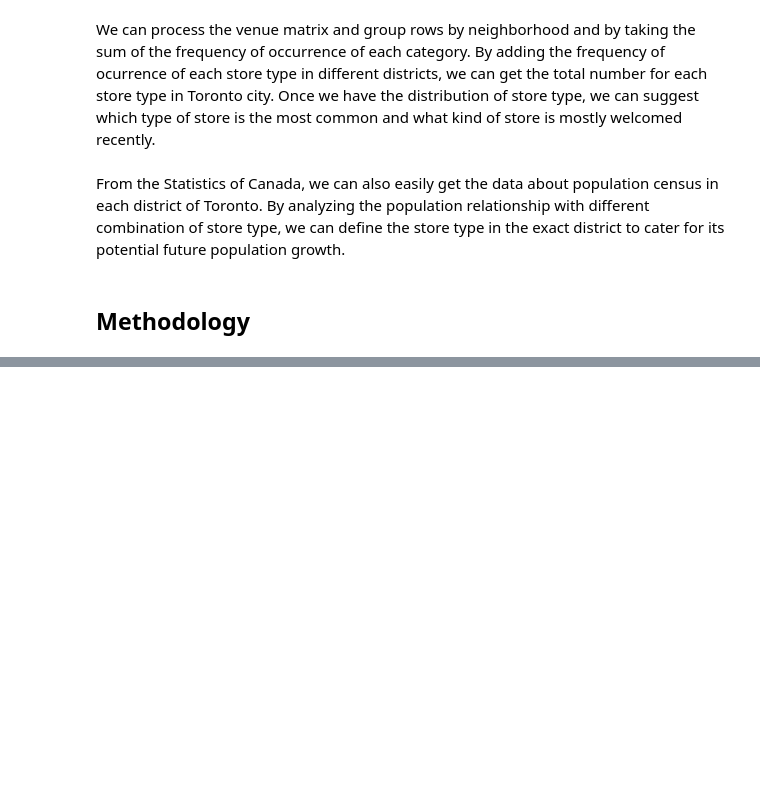
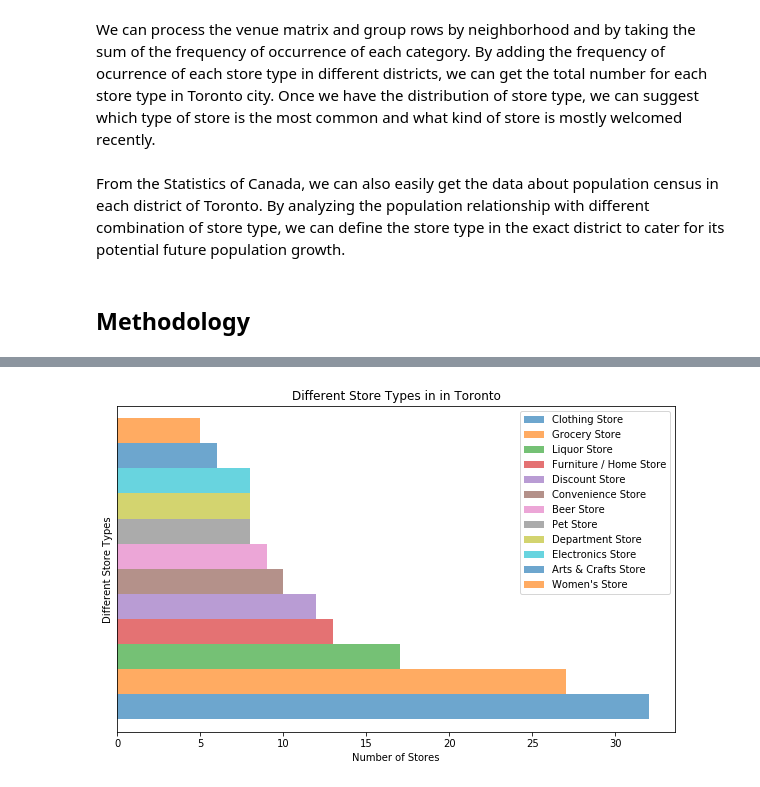
Before and after one commit to seubomb/Capstone_Project, a Jupyter notebook: Explore_Store_Toronto.ipynb, the cells around one changed output, grey strips where cells are left out. Saved outputs shown, nothing was run; the diff lists cells and outputs as text; code cells hidden in the pictures; blank space fills up the shorter version.

```diff
--- a/Explore_Store_Toronto.ipynb
+++ b/Explore_Store_Toronto.ipynb
@@ -31,0 +82,7 @@ By analyzing the population relationship with different combination of store typ
+# %%
+import urllib.request
+urllib.request.urlretrieve(url = "http://cocl.us/Geospatial_data", filename = "/home/dsxuser/work/Geospatial_Coordinates.csv")
+geodata = pd.read_csv("/home/dsxuser/work/Geospatial_Coordinates.csv")
+geodata = geodata.rename({'Postal Code': 'Postcode'}, axis=1)
+new_df = pd.merge(df, geodata[['Postcode','Latitude','Longitude']],on='Postcode')
+new_df
@@ -31,0 +238,9 @@ By analyzing the population relationship with different combination of store typ
+# %%
+a_toronto = toronto_grouped.loc[:,toronto_grouped.columns.str.contains('Store')]
+a_toronto['Neighborhood'] = toronto_grouped['Neighborhood']
+fixed_columns1 = [a_toronto.columns[-1]] + list(a_toronto.columns[:-1])
+b_toronto = a_toronto[fixed_columns1]
+
+b_toronto.loc['Total',:]= b_toronto.sum(axis=0)
+b_toronto.loc[:,'Total']= b_toronto.sum(axis=1)
+b_toronto
@@ -31,0 +276,8 @@ By analyzing the population relationship with different combination of store typ
+# %%
+total_toronto = pd.concat([ b_toronto.tail(1)])
+total_toronto = total_toronto.drop(columns=['Neighborhood','Total'])
+total_toronto_T = total_toronto.T
+total_toronto_R = total_toronto_T.sort_values(by='Total', ascending=False)
+total_toronto_R = total_toronto_R.iloc[0:12,]
+total_toronto_R = total_toronto_R.T
+total_toronto_R
@@ -31,0 +287,19 @@ By analyzing the population relationship with different combination of store typ
+# %%
+%matplotlib inline
+import matplotlib.pyplot as plt
+total_toronto_R.plot(kind='barh', figsize=(10, 6), width=6, alpha=0.65)
+
+plt.xlabel('Number of Stores') # add to x-label to the plot
+plt.ylabel('Different Store Types') # add y-label to the plot
+plt.title('Different Store Types in in Toronto') # add title to the plot
+
+frame1 = plt.gca()
+for xlabel_i in frame1.axes.get_yticklabels():
+    xlabel_i.set_fontsize(0.0)
+    xlabel_i.set_visible(False)
+for tick in frame1.axes.get_yticklines():
+    tick.set_visible(False)
+
+plt.show()
+# %% [output]
+[figure, added]
```
Also changed, not shown: parts of 24 cells of this notebook.
